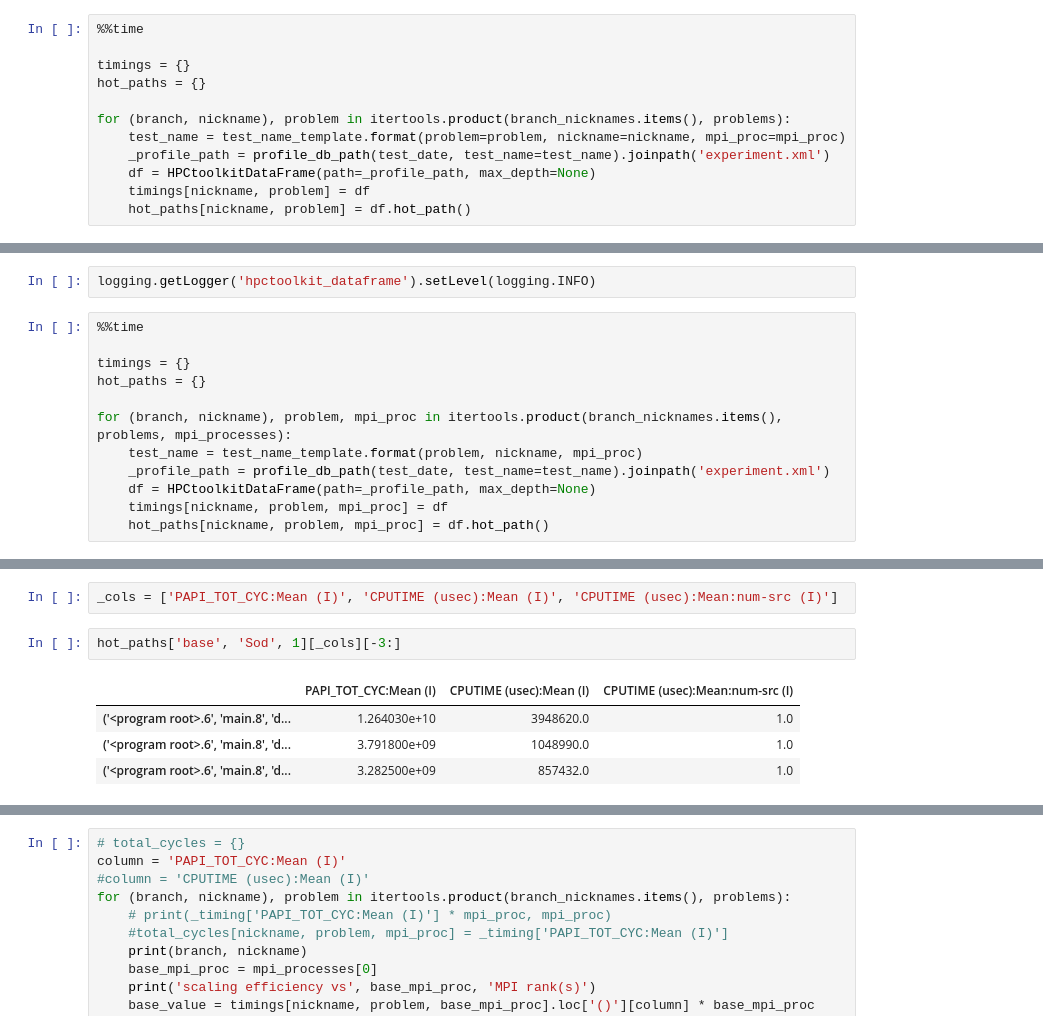
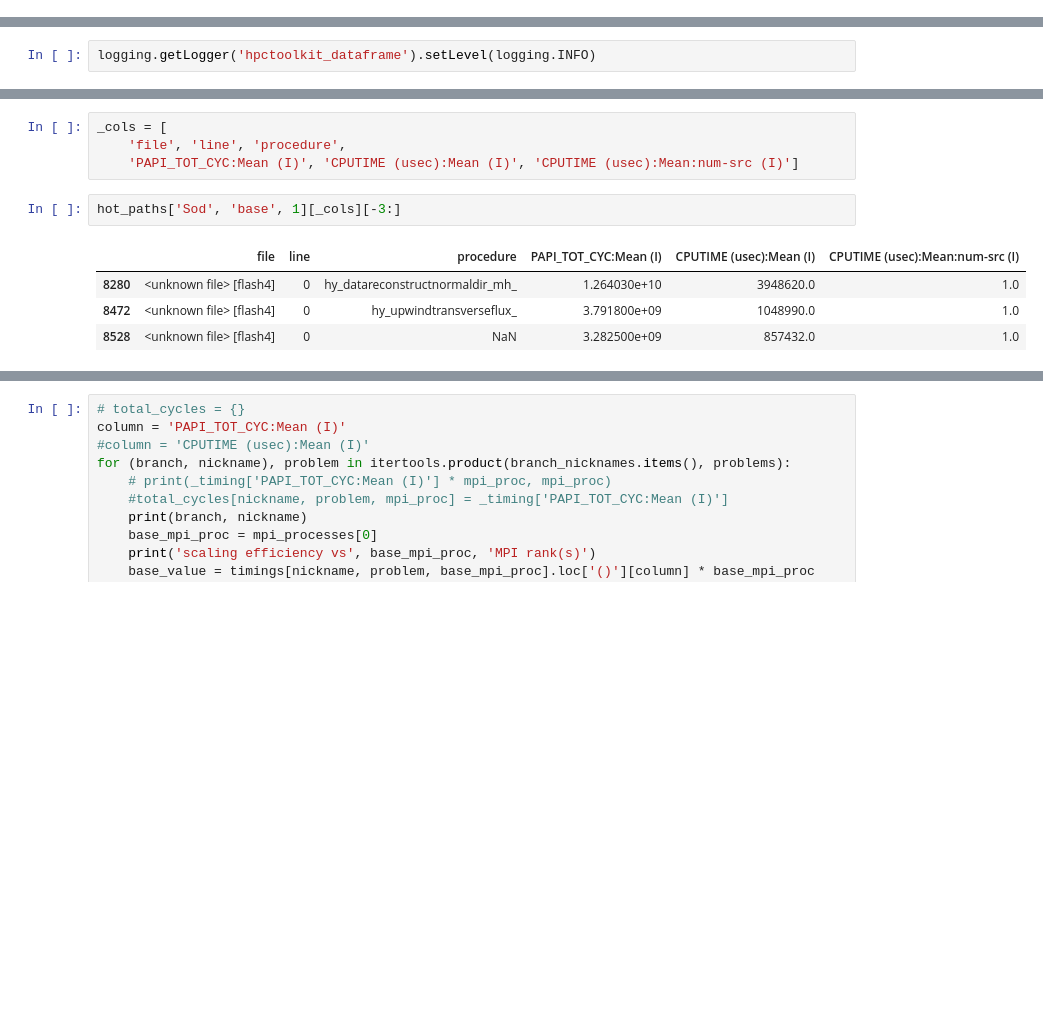
Before and after one commit to mbdevpl/docker-transpyle-flash, a Jupyter notebook: profile_flash.ipynb, the cells around one changed output, grey strips where cells are left out. Cells and saved outputs as stored; diff of their text form; blank space fills up the shorter version.

```diff
--- a/profile_flash.ipynb
+++ b/profile_flash.ipynb
@@ -195,14 +232,2 @@ Experiment 0: sanity check
 # %% [markdown]
 Experiment 1: computational bottleneck
-# %%
-%%time
-
-timings = {}
-hot_paths = {}
-
-for (branch, nickname), problem in itertools.product(branch_nicknames.items(), problems):
-    test_name = test_name_template.format(problem=problem, nickname=nickname, mpi_proc=mpi_proc)
-    _profile_path = profile_db_path(test_date, test_name=test_name).joinpath('experiment.xml')
-    df = HPCtoolkitDataFrame(path=_profile_path, max_depth=None)
-    timings[nickname, problem] = df
-    hot_paths[nickname, problem] = df.hot_path()
@@ -264,15 +286,3 @@ comparisons['Sod']
 experiment 3
 # %%
 logging.getLogger('hpctoolkit_dataframe').setLevel(logging.INFO)
-# %%
-%%time
-
-timings = {}
-hot_paths = {}
-
-for (branch, nickname), problem, mpi_proc in itertools.product(branch_nicknames.items(), problems, mpi_processes):
-    test_name = test_name_template.format(problem, nickname, mpi_proc)
-    _profile_path = profile_db_path(test_date, test_name=test_name).joinpath('experiment.xml')
-    df = HPCtoolkitDataFrame(path=_profile_path, max_depth=None)
-    timings[nickname, problem, mpi_proc] = df
-    hot_paths[nickname, problem, mpi_proc] = df.hot_path()
@@ -282,10 +289,12 @@ Wall time: 37.6 s
 # %%
-_cols = ['PAPI_TOT_CYC:Mean (I)', 'CPUTIME (usec):Mean (I)', 'CPUTIME (usec):Mean:num-src (I)']
+_cols = [
+    'file', 'line', 'procedure',
+    'PAPI_TOT_CYC:Mean (I)', 'CPUTIME (usec):Mean (I)', 'CPUTIME (usec):Mean:num-src (I)']
 # %%
-hot_paths['base', 'Sod', 1][_cols][-3:]
+hot_paths['Sod', 'base', 1][_cols][-3:]
 # %% [output]
-|  | PAPI_TOT_CYC:Mean (I) | CPUTIME (usec):Mean (I) | CPUTIME (usec):Mean:num-src (I) |
-| ('<program root>.6', 'main.8', 'd... | 1.264030e+10 | 3948620.0 | 1.0 |
-| ('<program root>.6', 'main.8', 'd... | 3.791800e+09 | 1048990.0 | 1.0 |
-| ('<program root>.6', 'main.8', 'd... | 3.282500e+09 | 857432.0 | 1.0 |
+|  | file | line | procedure | PAPI_TOT_CYC:Mean (I) | CPUTIME (usec):Mean (I) | CPUTIME (usec):Mean:num-src (I) |
+| 8280 | <unknown file> [flash4] | 0 | hy_datareconstructnormaldir_mh_ | 1.264030e+10 | 3948620.0 | 1.0 |
+| 8472 | <unknown file> [flash4] | 0 | hy_upwindtransverseflux_ | 3.791800e+09 | 1048990.0 | 1.0 |
+| 8528 | <unknown file> [flash4] | 0 | NaN | 3.282500e+09 | 857432.0 | 1.0 |
 # %%
```
Also changed, not shown: parts of 60 cells of this notebook, 3 other files.
